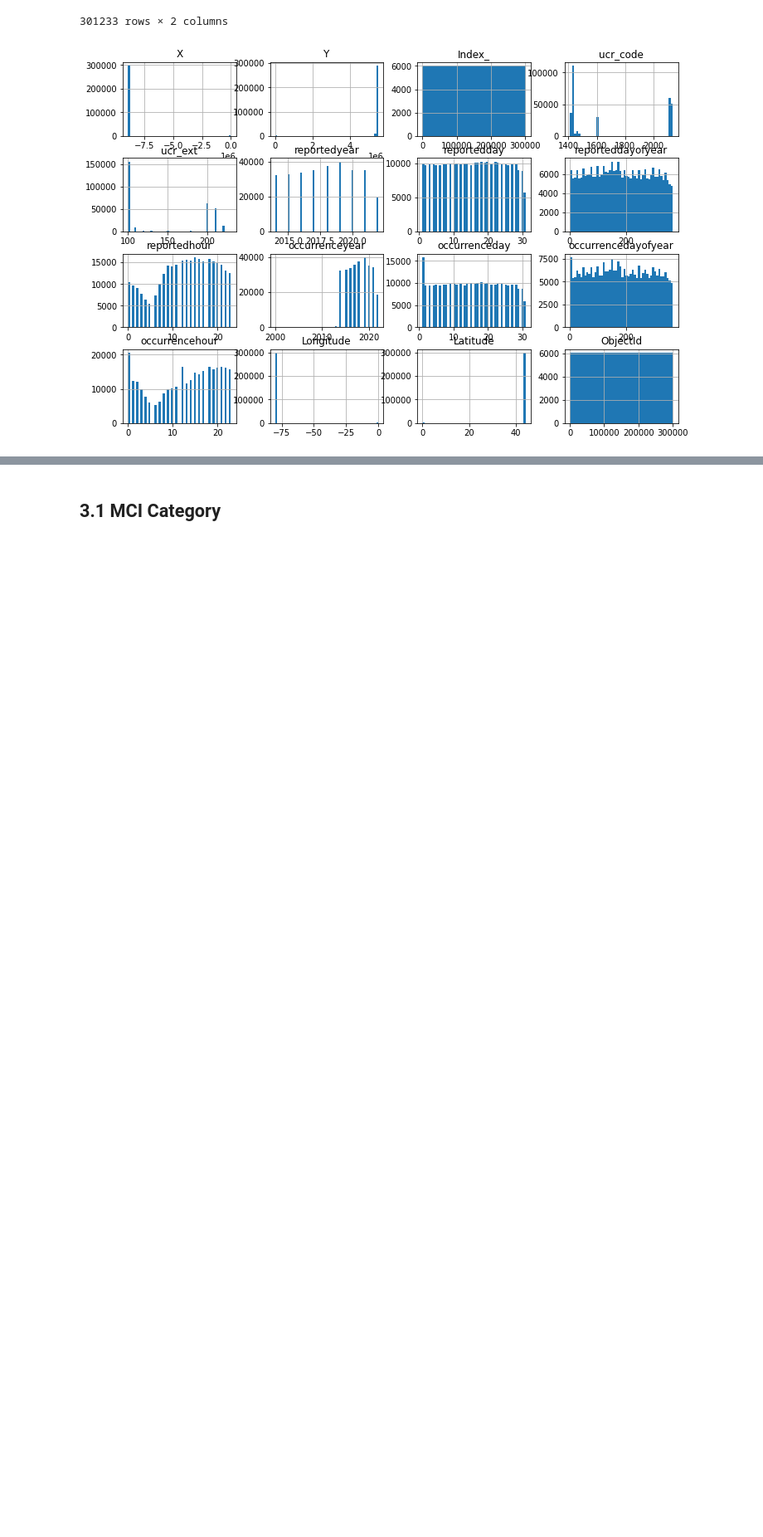
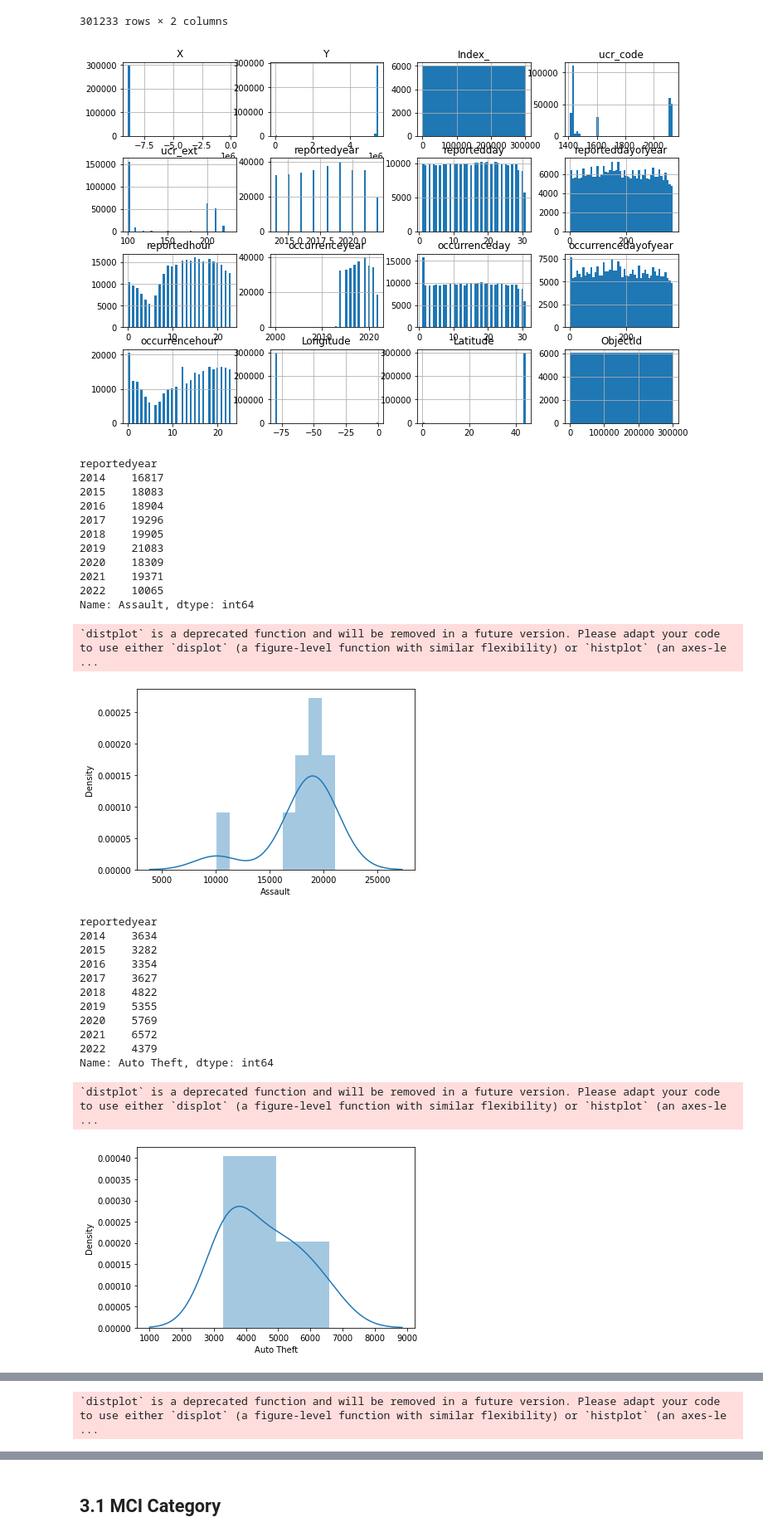
Before and after one commit to sanoliv/SCS_3253_061-Machine-Learning, a Jupyter notebook: Toronto_Police_Major_Crime_Indicators_MCI.ipynb, the cells around one changed output, grey strips where cells are left out. Shown at 83% size. Cells and saved outputs as stored; diff of their text form; code cells hidden in the pictures; blank space fills up the shorter version.

```diff
--- a/Toronto_Police_Major_Crime_Indicators_MCI.ipynb
+++ b/Toronto_Police_Major_Crime_Indicators_MCI.ipynb
@@ -290,3 +337,38 @@ data.hist(bins=50, figsize=(12,8))
 plt.show()
 # %% [output]
 [figure]
+# %%
+### Exploring the data to gain insigths
+### Kurtosis from data_crosstable // Feb 27,2023
+for i in range(0, data_ct.shape[0]):
+    print (data_ct.iloc[i, 0:-1])
+    sns.distplot(data_ct.iloc[i, 0:-1])
+    #data_ct.iloc[i, 0:-1].hist(bins=5)
+    plt.show()
+# %% [output]
+reportedyear
+2014    16817
+2015    18083
+2016    18904
+2017    19296
+2018    19905
+2019    21083
+2020    18309
+2021    19371
+2022    10065
+Name: Assault, dtype: int64
+`distplot` is a deprecated function and will be removed in a future version. Please adapt your code to use either `displot` (a figure-level function with similar flexibility) or `histplot` (an axes-le ...
+[figure, added]
+reportedyear
+2014    3634
+2015    3282
+2016    3354
+2017    3627
+2018    4822
+2019    5355
+2020    5769
+2021    6572
+2022    4379
+Name: Auto Theft, dtype: int64
+`distplot` is a deprecated function and will be removed in a future version. Please adapt your code to use either `displot` (a figure-level function with similar flexibility) or `histplot` (an axes-le ...
+[figure, added]
@@ -292,0 +386 @@ plt.show()
+`distplot` is a deprecated function and will be removed in a future version. Please adapt your code to use either `displot` (a figure-level function with similar flexibility) or `histplot` (an axes-le ...
```
Also changed, not shown: parts of 8 cells of this notebook.
